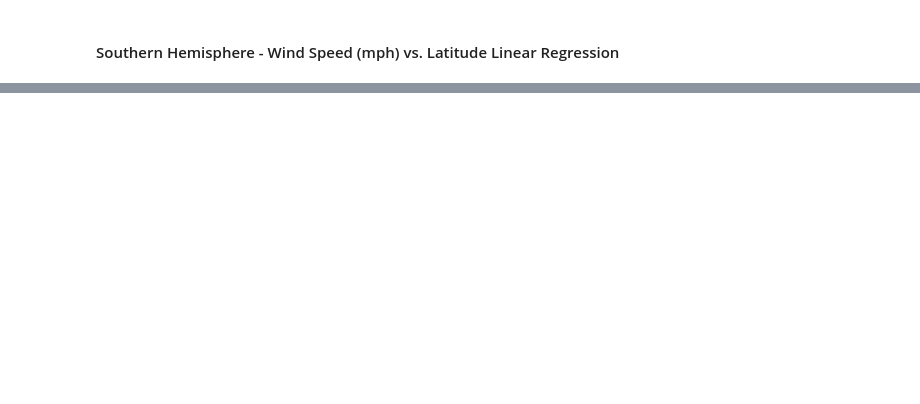
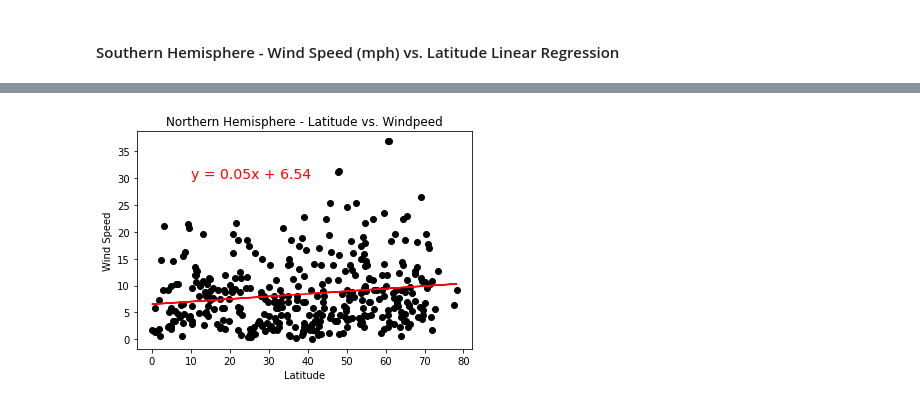
Before and after one commit to ianmkinney/pandas-api-challenge, a Jupyter notebook: starter_code/WeatherPy.ipynb, the cells around one changed output, grey strips where cells are left out. Drawn from its saved outputs; the diff is of its cells as text; code cells hidden in the pictures; blank space fills up the shorter version.

```diff
--- a/starter_code/WeatherPy.ipynb
+++ b/starter_code/WeatherPy.ipynb
@@ -459,0 +447,26 @@ plt.show()
+# %%
+## BONUS -- Alternate Method: Definition
+def regression_plot(df, filename, titles, xlabel, ylabel, dotcolor, linecolor, equation_color, eq_locx, eq_locy):
+    x_values = df[xlabel]
+    y_values = df[ylabel]
+
+    (slope, intercept, rvalue, pvalue, stderr) = linregress(x_values, y_values)
+    regress_values = x_values * slope + intercept
+
+    line_equation = "y = " + str(round(slope,2)) + "x + " + str(round(intercept,2))
+
+    fig1, ax1 = plt.subplots()
+    plt.scatter(x_values,y_values,color=dotcolor)
+    plt.plot(x_values,regress_values,color=linecolor)
+    plt.title(titles[0])
+    plt.xlabel(titles[1])
+    plt.ylabel(titles[2])
+    ax1.annotate(line_equation, xy=(eq_locx, eq_locy),fontsize=14,color=equation_color)
+
+    plt.savefig(f"../output_data/{filename}.png")
+    plt.show()
+    return
+# %%
+regression_plot(north_hem, 'lat_wind_north',['Northern Hemisphere - Latitude vs. Windpeed', 'Latitude', 'Wind Speed'], 'Latitude', 'Wind Speed', 'black', 'red', 'red', 10, 30)
+# %% [output]
+[figure, added]
```
Also changed, not shown: parts of 21 cells of this notebook, 20 other files.
